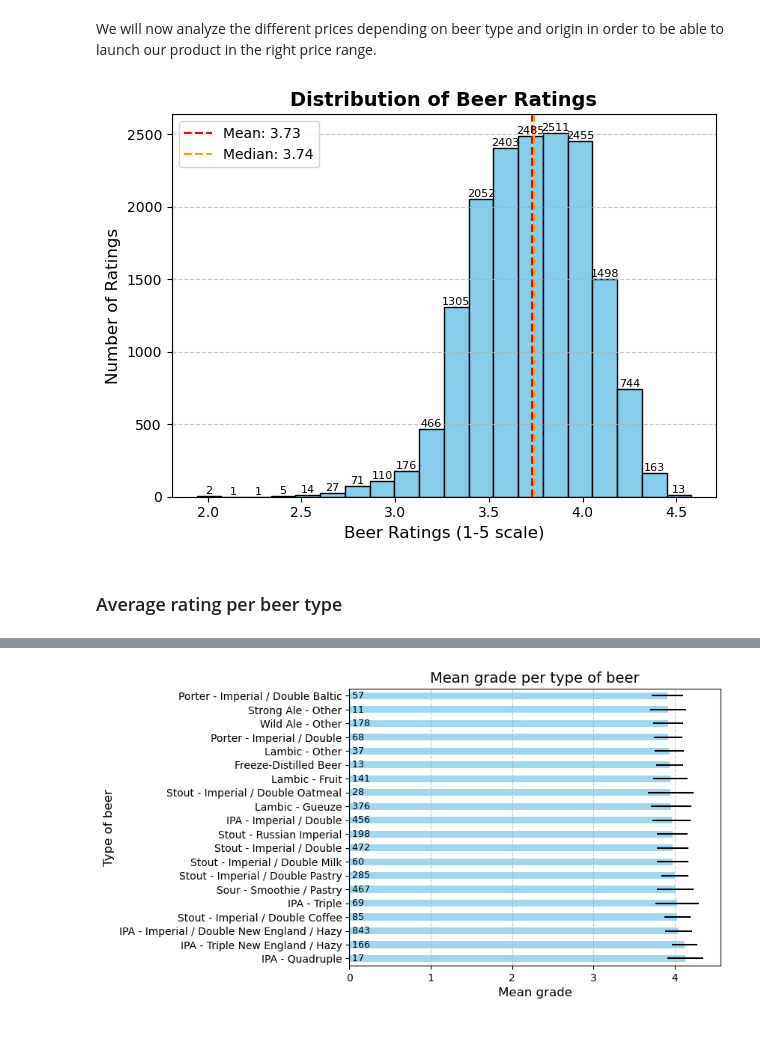
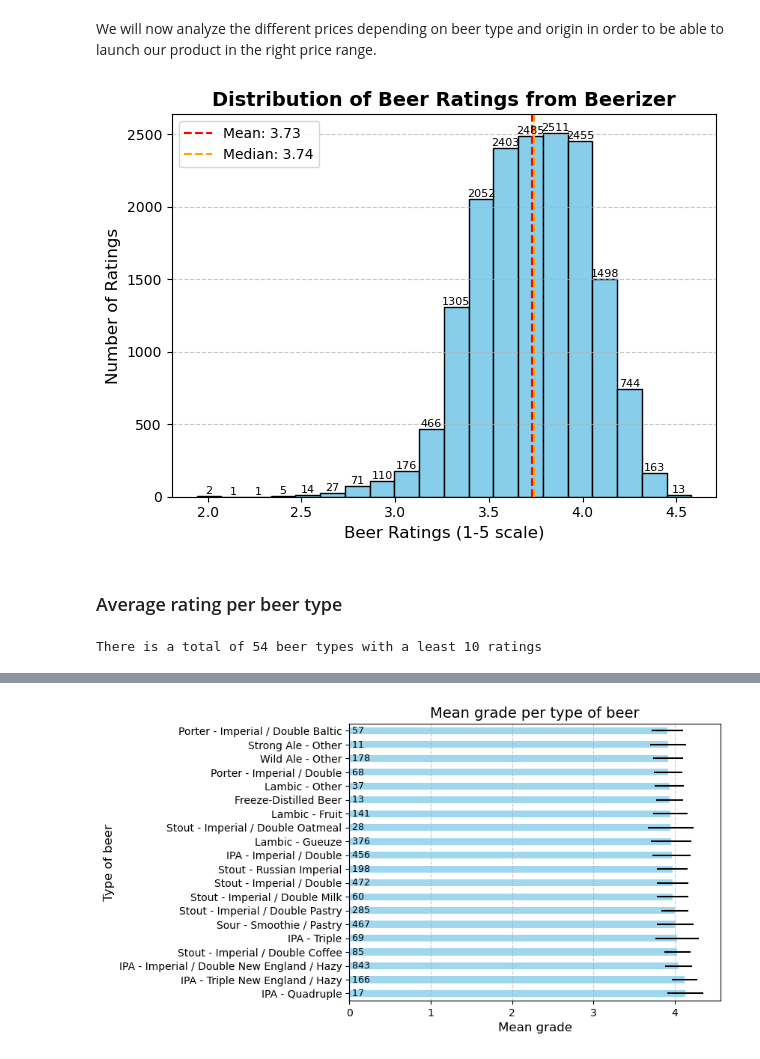
Before and after one commit to epfl-ada/ada-2024-project-pada-wan, a Jupyter notebook: prices.ipynb, the cells around one changed output, grey strips where cells are left out. Saved outputs shown, nothing was run; the diff lists cells and outputs as text; code cells hidden in the pictures.

```diff
--- a/prices.ipynb
+++ b/prices.ipynb
@@ -112,6 +112,9 @@ df_beerizer = df_beerizer.drop_duplicates(subset=['Beer_name', 'Brewery', 'Origi
 print(f"Number of entries: {len(df_beerizer)}")
 # %% [output]
 Number of entries: 23440
+# %%
+#add a column with the general type of beer
+df_beerizer['Beer_type_general'] = df_beerizer['Beer_type'].str.split(' - ').str[0]
 # %%
 #drop beers with price per litter higher than a given value to have a more realistic dataset for general beer
 price_threshold = 25
@@ -131,26 +134,41 @@ We will now analyze the different prices depending on beer type and origin in or
 # %%
 #lets first look at the grade distribution
 counts, bins, patches = plt.hist(df_beerizer['Rating'], bins=20, color='skyblue', edgecolor='black')
 mean = df_beerizer['Rating'].mean()
 median = df_beerizer['Rating'].median()
 
 plt.axvline(mean, color='red', linestyle='--', label=f'Mean: {mean:.2f}')
 plt.axvline(median, color='orange', linestyle='--', label=f'Median: {median:.2f}')
 plt.legend()
 
 # Annotate Bars
 for count, patch in zip(counts, patches):
     plt.text(patch.get_x() + patch.get_width() / 2, count, int(count),
              ha='center', va='bottom', fontsize=8)
 
 plt.xlabel('Beer Ratings (1-5 scale)', fontsize=12)
 plt.ylabel('Number of Ratings', fontsize=12)
-plt.title('Distribution of Beer Ratings', fontsize=14, fontweight='bold')
+plt.title('Distribution of Beer Ratings from Beerizer', fontsize=14, fontweight='bold')
 plt.grid(axis='y', linestyle='--', alpha=0.7)
 plt.tight_layout()
 
 plt.show()
 # %% [output]
-[figure, old version]
+[figure, new version]
 # %% [markdown]
 ### Average rating per beer type
+# %%
+mean_grade_per_type = df_beerizer.groupby('Beer_type_general')['Rating'].mean(numeric_only=True)
+std_grade_per_type = df_beerizer.groupby('Beer_type_general')['Rating'].std(numeric_only=True)
+mean_grade_per_type = mean_grade_per_type.sort_values(ascending=False)
+std_grade_per_type = std_grade_per_type[mean_grade_per_type.index]
+#remove nans
+mean_grade_per_type = mean_grade_per_type.dropna()
+std_grade_per_type = std_grade_per_type.dropna()
+#remove types with less than n ratings
+min_number_ratings = 10
+mean_grade_per_type = mean_grade_per_type[df_beerizer['Beer_type_general'].value_counts() > min_number_ratings]
+std_grade_per_type = std_grade_per_type[df_beerizer['Beer_type_general'].value_counts() > min_number_ratings]
+print(f"There is a total of {len(mean_grade_per_type)} beer types with a least {min_number_ratings} ratings")
+# %% [output]
+There is a total of 54 beer types with a least 10 ratings
```
Also changed, not shown: parts of 23 cells of this notebook.
